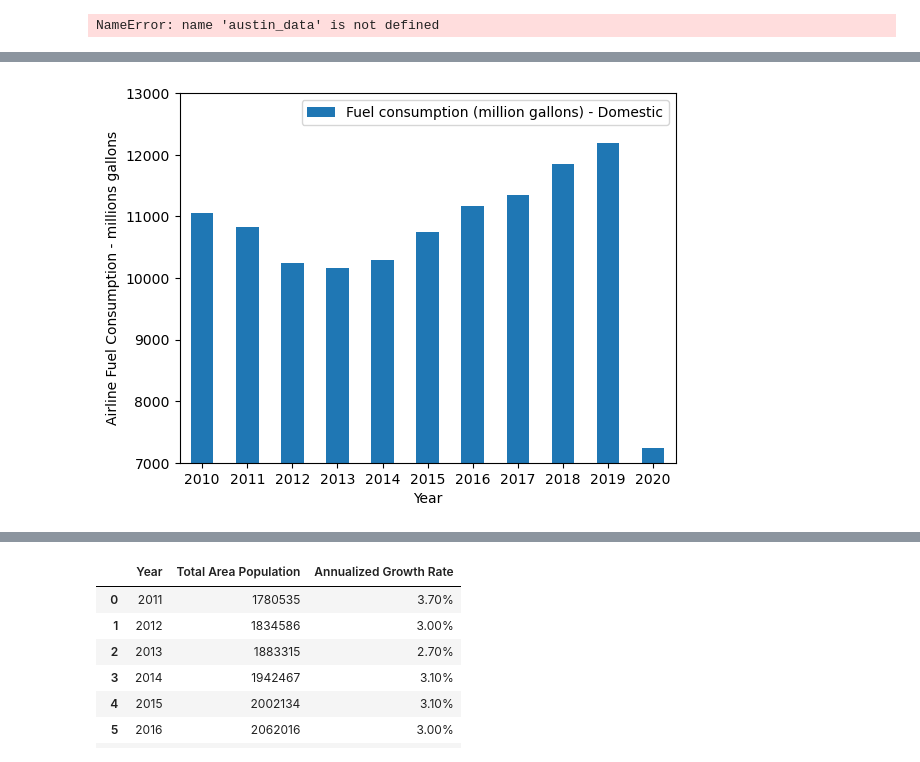
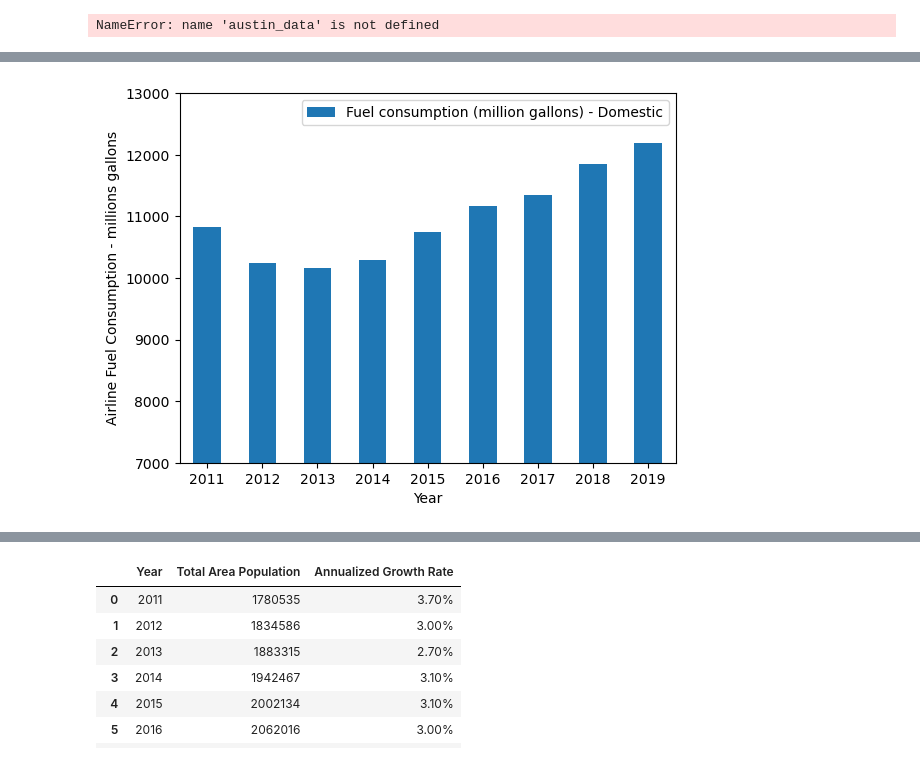
Before and after one commit to bennettnorth/Group-5-Project-1, a Jupyter notebook: Project File.ipynb, the cells around one changed output, grey strips where cells are left out. Saved outputs shown, nothing was run; the diff lists cells and outputs as text; code cells hidden in the pictures.

```diff
--- a/Project File.ipynb
+++ b/Project File.ipynb
@@ -194,12 +192,13 @@ planes_fuel_df
 # %%
 #Trey
-planes_fuel_bar = pd.DataFrame({'Year':['2010','2011','2012','2013','2014','2015','2016','2017','2018','2019','2020'], 'Fuel consumption (million gallons) - Domestic':[11057, 10828, 10238, 10156, 10293, 10741, 11167, 11340, 11849, 12184, 7233]})
+planes_fuel_bar = pd.DataFrame({'Year':['2011','2012','2013','2014','2015','2016','2017','2018','2019'], 'Fuel consumption (million gallons) - Domestic':[10828, 10238, 10156, 10293, 10741, 11167, 11340, 11849, 12184]})
+#'2010'. 11057, ,'2020', 7233
 plane_fuel_ax = planes_fuel_bar.plot.bar(x='Year', y='Fuel consumption (million gallons) - Domestic', rot=0)
 plt.ylim(7000,13000)
 plt.ylabel('Airline Fuel Consumption - millions gallons')
 plt.show()
 # %% [output]
-[figure, old version]
+[figure, new version]
 # %%
 #Trey
 # read TRAIN fuel csv file and create dataframe
```
Also changed, not shown: parts of 3 cells of this notebook.
